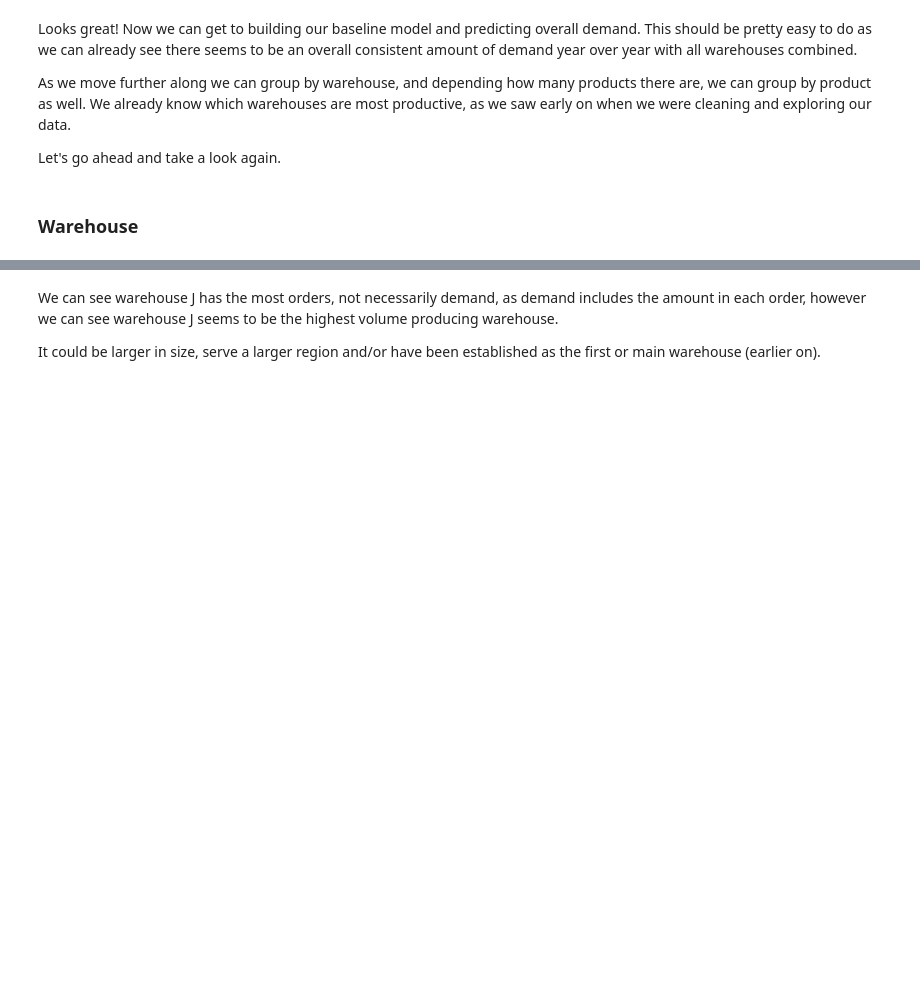
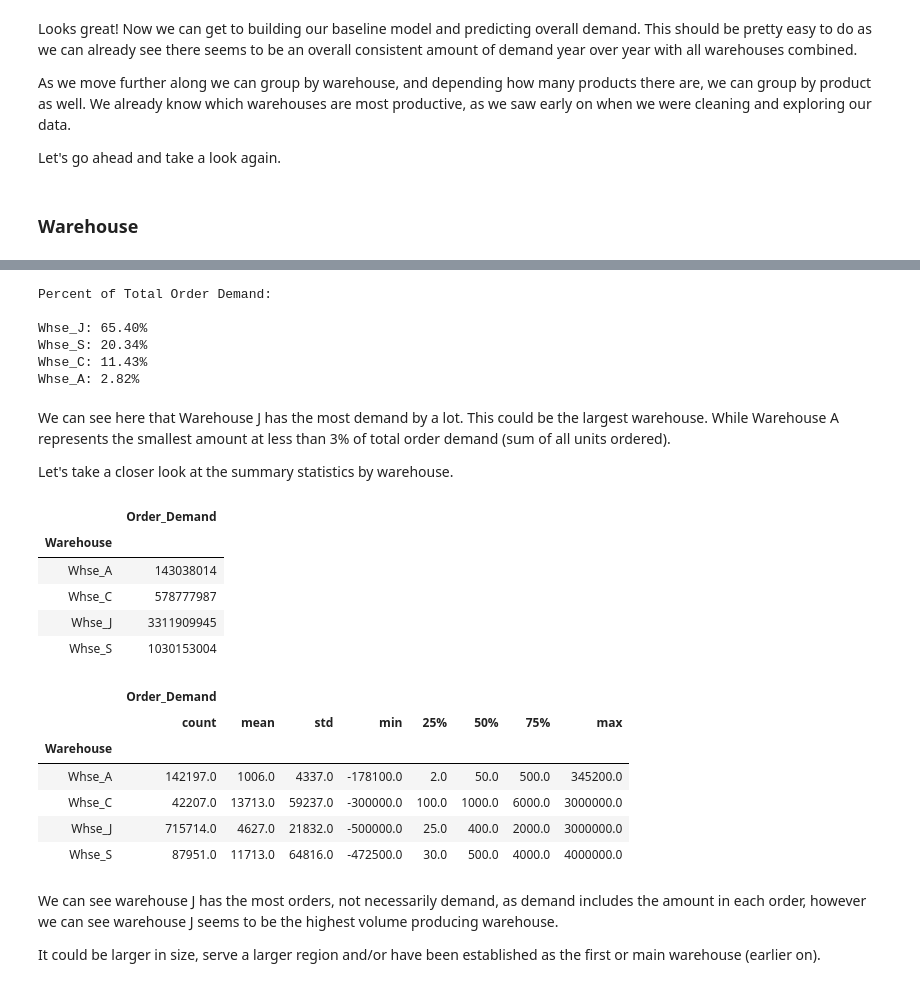
Before and after one commit to JessicaFB/Product-Demand-Forecasting, a Jupyter notebook: Product-Demand-Forecasting.ipynb, the cells around one changed output, grey strips where cells are left out. Drawn from its saved outputs; the diff is of its cells as text; code cells hidden in the pictures; blank space fills up the shorter version.

Commit message:
Looking at warehouse data in EDA.

```diff
--- a/Product-Demand-Forecasting.ipynb
+++ b/Product-Demand-Forecasting.ipynb
@@ -350,3 +352,42 @@ Name: Warehouse, dtype: int64
+# %%
+# Warehouses
+whs = ['Whse_J','Whse_S','Whse_C','Whse_A']
+# Calc total demand
+tot_demand = wh_demand.Order_Demand.sum()
+print("Percent of Total Order Demand: \n")
+# Calc percentages
+for wh in whs:
+    demand = wh_demand[wh_demand.index == wh].Order_Demand.values[0]
+    percent_demand = (demand/tot_demand)*100
+    print(wh + ": {:.2f}".format(percent_demand) + "%")
+# %% [output]
+Percent of Total Order Demand:
+
+Whse_J: 65.40%
+Whse_S: 20.34%
+Whse_C: 11.43%
+Whse_A: 2.82%
+# %% [markdown]
+We can see here that Warehouse J has the most demand by a lot. This could be the largest warehouse. While Warehouse A represents the smallest amount at less than 3% of total order demand (sum of all units ordered).
+
+Let's take a closer look at the summary statistics by warehouse.
+# %%
+# Group by warehouse
+ts_df.groupby(by=['Warehouse']).describe().round()
+# %% [output]
+|  | Order_Demand |
+| Warehouse |  |
+| Whse_A | 143038014 |
+| Whse_C | 578777987 |
+| Whse_J | 3311909945 |
+| Whse_S | 1030153004 |
+|  | Order_Demand |  |  |  |  |  |  |  |
+|  | count | mean | std | min | 25% | 50% | 75% | max |
+| Warehouse |  |  |  |  |  |  |  |  |
+| Whse_A | 142197.0 | 1006.0 | 4337.0 | -178100.0 | 2.0 | 50.0 | 500.0 | 345200.0 |
+| Whse_C | 42207.0 | 13713.0 | 59237.0 | -300000.0 | 100.0 | 1000.0 | 6000.0 | 3000000.0 |
+| Whse_J | 715714.0 | 4627.0 | 21832.0 | -500000.0 | 25.0 | 400.0 | 2000.0 | 3000000.0 |
+| Whse_S | 87951.0 | 11713.0 | 64816.0 | -472500.0 | 30.0 | 500.0 | 4000.0 | 4000000.0 |
 # %% [markdown]
 We can see warehouse J has the most orders, not necessarily demand, as demand includes the amount in each order, however we can see warehouse J seems to be the highest volume producing warehouse.
 
```
Also changed, not shown: parts of 5 cells of this notebook.
